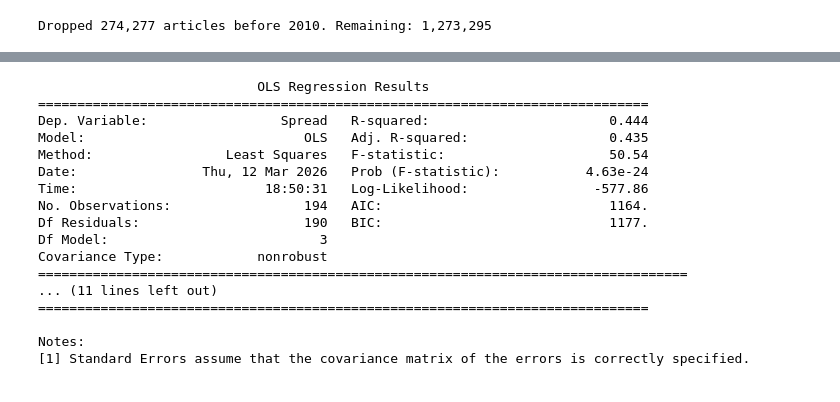
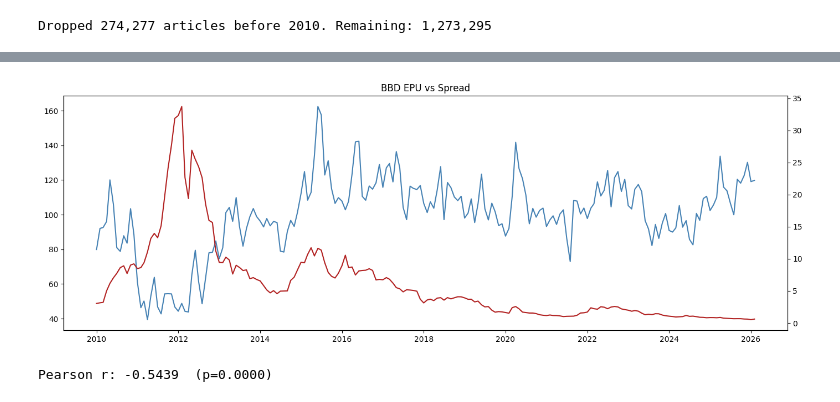
Before and after one commit to Swkratis210204/TextDataInEconomics, a Jupyter notebook: phase1/phase1.ipynb, the cells around one changed output, grey strips where cells are left out. Cells and saved outputs as stored; diff of their text form; code cells hidden in the pictures.

Commit message:
some better results

```diff
--- a/phase1/phase1.ipynb
+++ b/phase1/phase1.ipynb
@@ -629,28 +707,25 @@ Spearman r:            0.5990   (p=0.0000)
-# %%
-# OLS multivariate regression: Spread ~ sim_UNCERTAINTY + sim_ECONOMY + sim_POLICY
-import statsmodels.api as sm
-
-X = merged[[f"sim_{cat}" for cat in epu_terms]]
-y = merged["Spread"]
-
-X_const = sm.add_constant(X)
-model = sm.OLS(y, X_const).fit()
-print(model.summary())
-# %% [output]
-                            OLS Regression Results
-==============================================================================
-Dep. Variable:                 Spread   R-squared:                       0.444
-Model:                            OLS   Adj. R-squared:                  0.435
-Method:                 Least Squares   F-statistic:                     50.54
-Date:                Thu, 12 Mar 2026   Prob (F-statistic):           4.63e-24
-Time:                        18:50:31   Log-Likelihood:                -577.86
-No. Observations:                 194   AIC:                             1164.
-Df Residuals:                     190   BIC:                             1177.
-Df Model:                           3
-Covariance Type:            nonrobust
-===================================================================================
-... (11 lines left out)
-==============================================================================
-
-Notes:
-[1] Standard Errors assume that the covariance matrix of the errors is correctly specified.
+# %%
+monthly_bbd = df.groupby("month").agg(
+    total     = ("content", "size"),
+    epu_count = ("hit_ALL", "sum"),
+).reset_index()
+
+prop = monthly_bbd["epu_count"] / monthly_bbd["total"]
+monthly_bbd["EPU_index"] = prop / prop.mean() * 100
+monthly_bbd["month_dt"] = monthly_bbd["month"].dt.to_timestamp()
+
+merged_bbd = monthly_bbd.merge(bonds_monthly, on="month", how="inner")
+
+# Plot
+fig, ax1 = plt.subplots(figsize=(14, 5))
+ax1.plot(merged_bbd["month_dt"], merged_bbd["EPU_index"], color="steelblue", label="EPU Index")
+ax2 = ax1.twinx()
+ax2.plot(merged_bbd["month_dt"], merged_bbd["Spread"], color="firebrick", label="Spread")
+plt.title("BBD EPU vs Spread")
+plt.tight_layout(); plt.show()
+
+r, p = stats.pearsonr(merged_bbd["EPU_index"], merged_bbd["Spread"])
+print(f"Pearson r: {r:.4f}  (p={p:.4f})")
+# %% [output]
+[figure, added]
+Pearson r: -0.5439  (p=0.0000)
```
Also changed, not shown: parts of 47 cells of this notebook, 2 other files.
